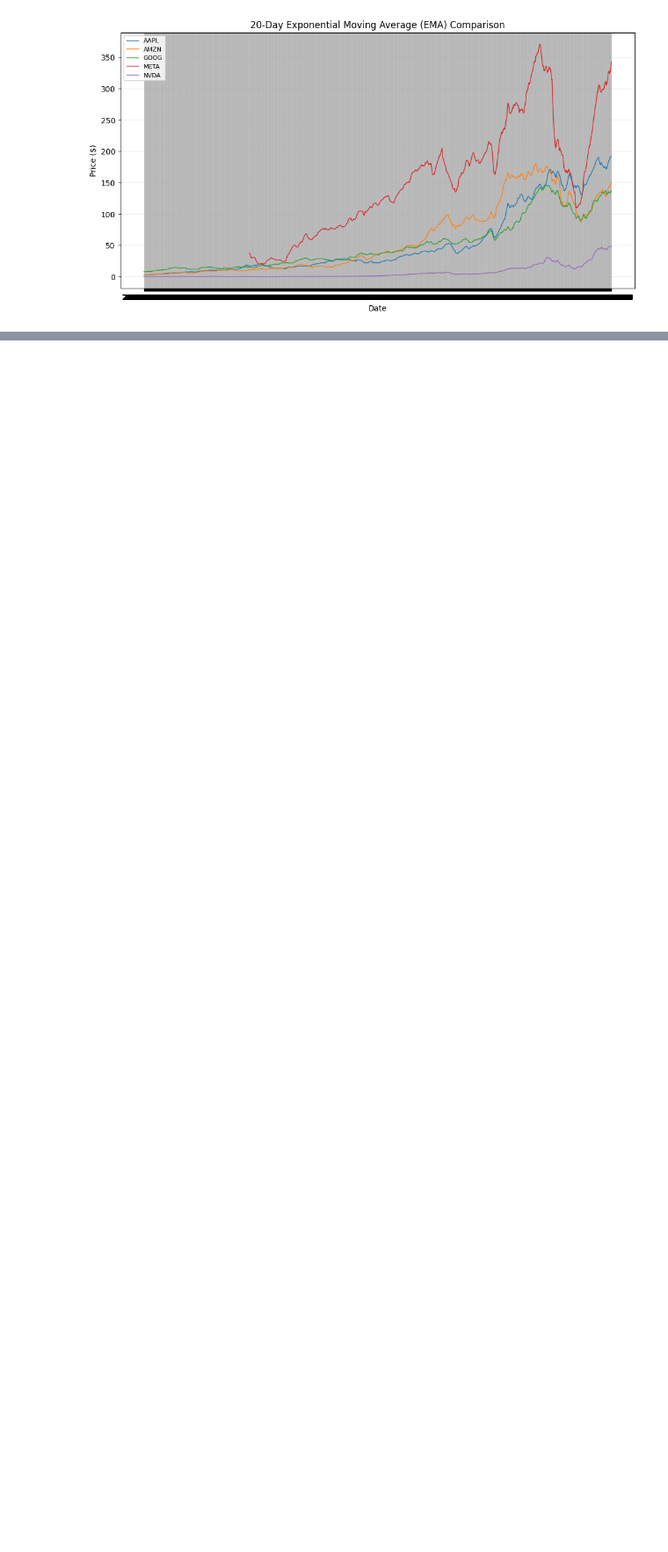
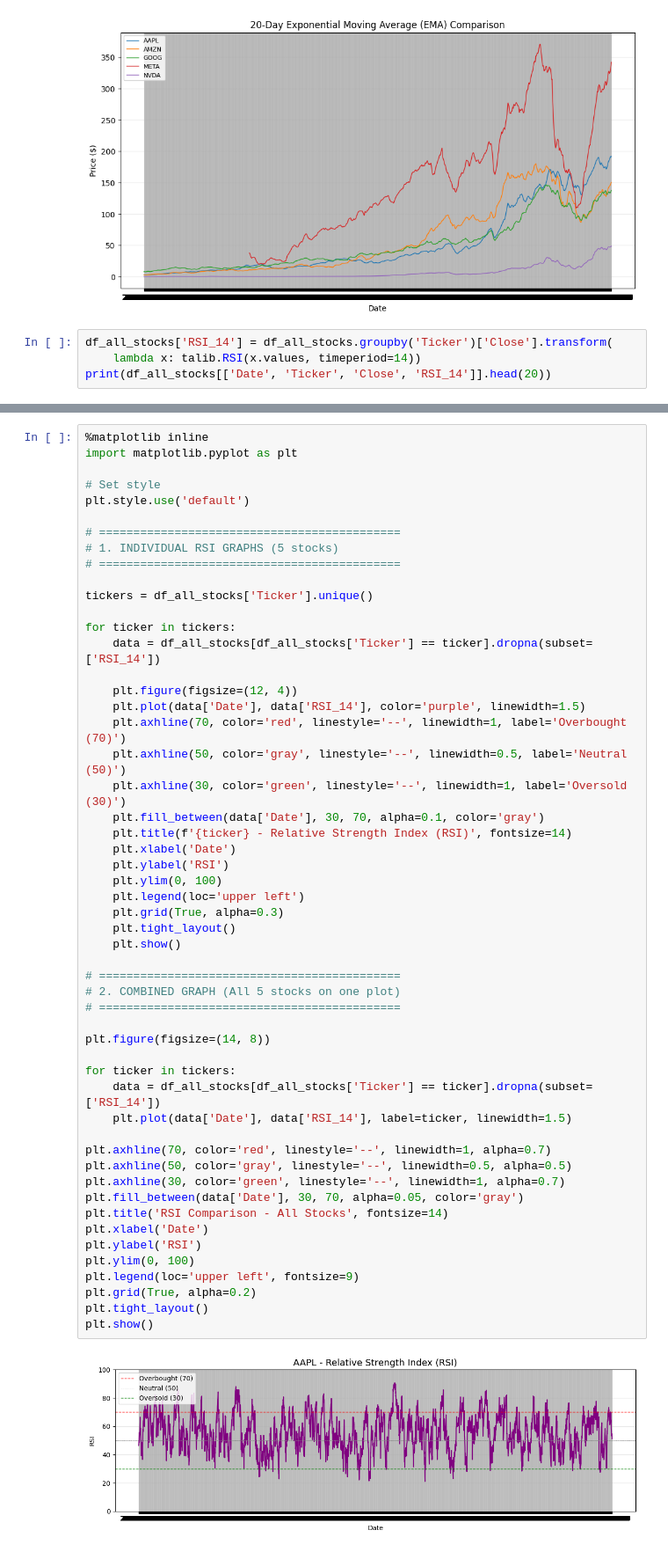
Before and after one commit to hawi088/News-Sentiment, a Jupyter notebook: notebooks/task2_eda.ipynb, the cells around one changed output, grey strips where cells are left out. Shown at 88% size. Cells and saved outputs as stored; diff of their text form; blank space fills up the shorter version.

```diff
--- a/notebooks/task2_eda.ipynb
+++ b/notebooks/task2_eda.ipynb
@@ -1524,3 +1523,7 @@ ax.grid(True, alpha=0.3)
 plt.show()
 # %% [output]
 [figure]
+# %%
+df_all_stocks['RSI_14'] = df_all_stocks.groupby('Ticker')['Close'].transform(
+    lambda x: talib.RSI(x.values, timeperiod=14))
+print(df_all_stocks[['Date', 'Ticker', 'Close', 'RSI_14']].head(20))
@@ -1526,0 +1548,55 @@ plt.show()
+# %%
+%matplotlib inline
+import matplotlib.pyplot as plt
+
+# Set style
+plt.style.use('default')
+
+# ============================================
+# 1. INDIVIDUAL RSI GRAPHS (5 stocks)
+# ============================================
+
+tickers = df_all_stocks['Ticker'].unique()
+
+for ticker in tickers:
+    data = df_all_stocks[df_all_stocks['Ticker'] == ticker].dropna(subset=['RSI_14'])
+
+    plt.figure(figsize=(12, 4))
+    plt.plot(data['Date'], data['RSI_14'], color='purple', linewidth=1.5)
+    plt.axhline(70, color='red', linestyle='--', linewidth=1, label='Overbought (70)')
+    plt.axhline(50, color='gray', linestyle='--', linewidth=0.5, label='Neutral (50)')
+    plt.axhline(30, color='green', linestyle='--', linewidth=1, label='Oversold (30)')
+    plt.fill_between(data['Date'], 30, 70, alpha=0.1, color='gray')
+    plt.title(f'{ticker} - Relative Strength Index (RSI)', fontsize=14)
+    plt.xlabel('Date')
+    plt.ylabel('RSI')
+    plt.ylim(0, 100)
+    plt.legend(loc='upper left')
+    plt.grid(True, alpha=0.3)
+    plt.tight_layout()
+    plt.show()
+
+# ============================================
+# 2. COMBINED GRAPH (All 5 stocks on one plot)
+# ============================================
+
+plt.figure(figsize=(14, 8))
+
+for ticker in tickers:
+    data = df_all_stocks[df_all_stocks['Ticker'] == ticker].dropna(subset=['RSI_14'])
+    plt.plot(data['Date'], data['RSI_14'], label=ticker, linewidth=1.5)
+
+plt.axhline(70, color='red', linestyle='--', linewidth=1, alpha=0.7)
+plt.axhline(50, color='gray', linestyle='--', linewidth=0.5, alpha=0.5)
+plt.axhline(30, color='green', linestyle='--', linewidth=1, alpha=0.7)
+plt.fill_between(data['Date'], 30, 70, alpha=0.05, color='gray')
+plt.title('RSI Comparison - All Stocks', fontsize=14)
+plt.xlabel('Date')
+plt.ylabel('RSI')
+plt.ylim(0, 100)
+plt.legend(loc='upper left', fontsize=9)
+plt.grid(True, alpha=0.2)
+plt.tight_layout()
+plt.show()
+# %% [output]
+[figure, added]
```
Also changed, not shown: parts of 3 cells of this notebook, 1 other file.
